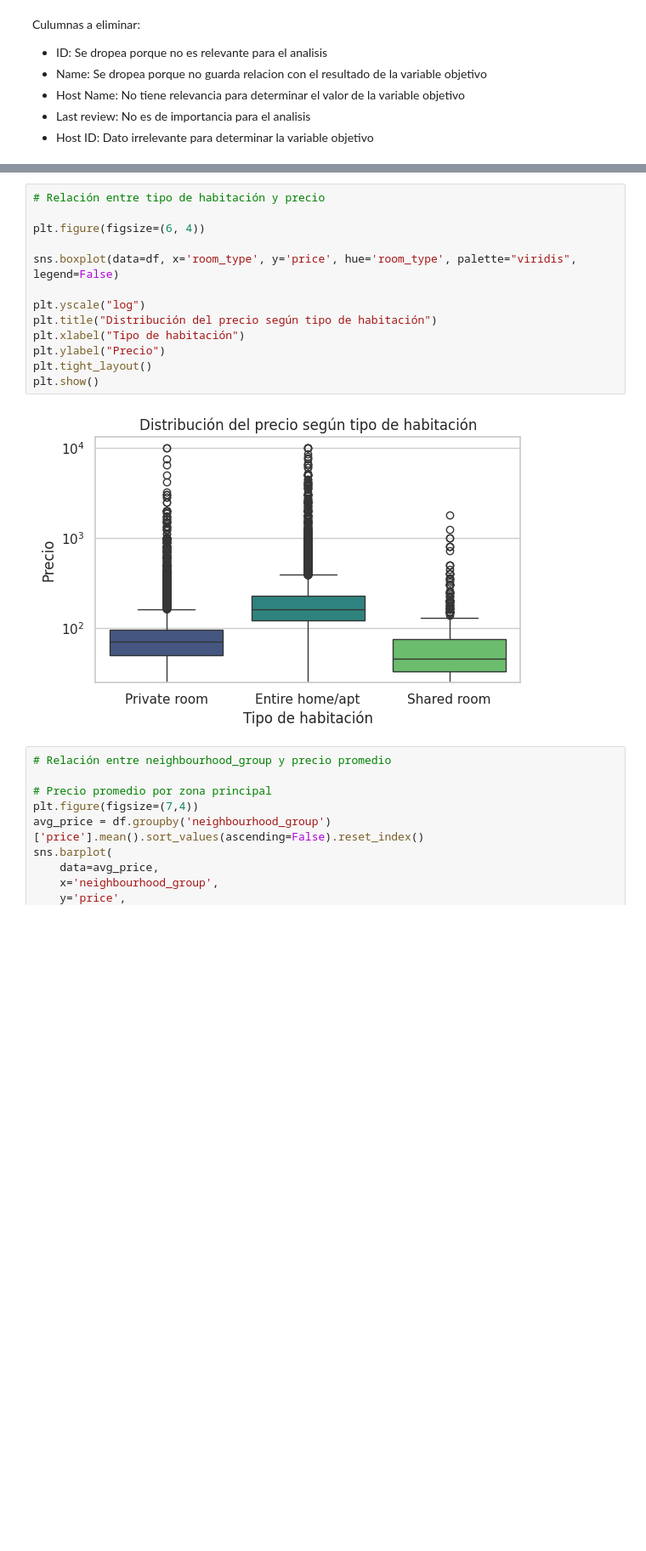
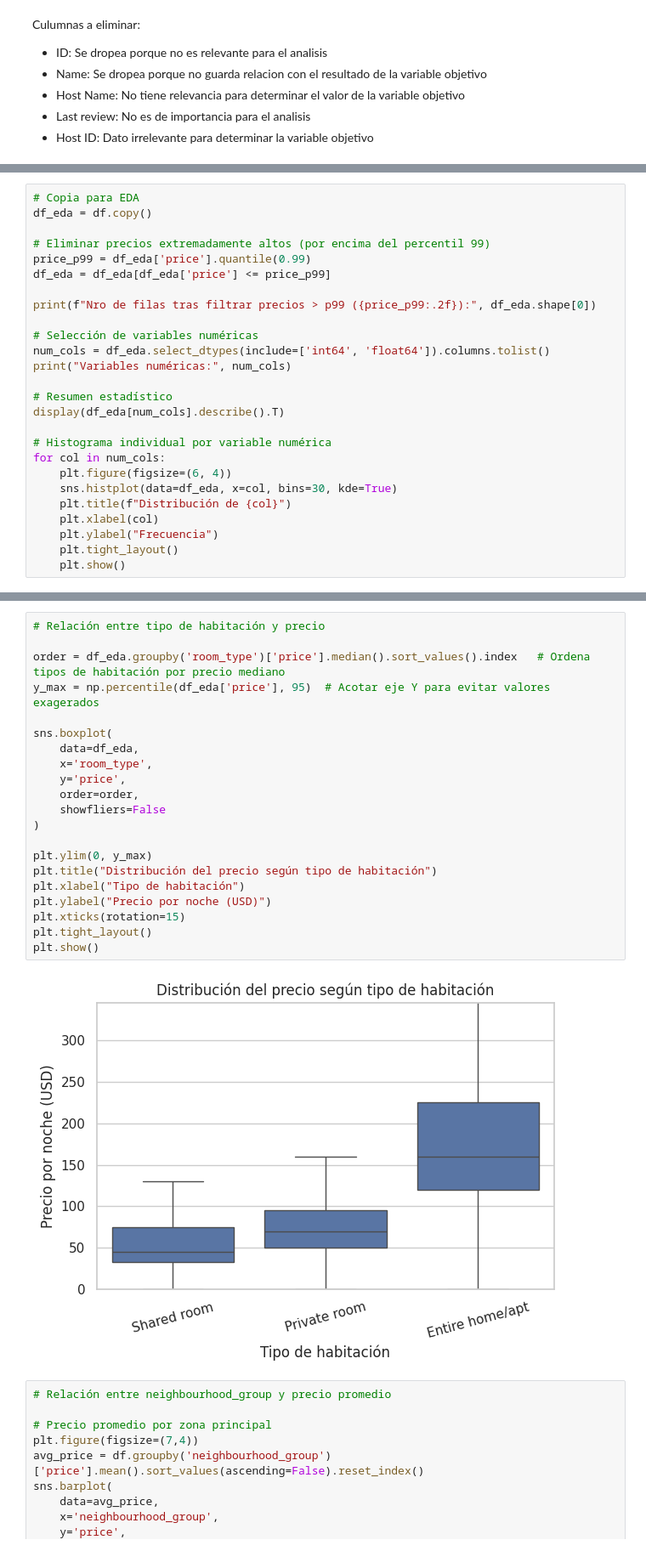
Before and after one commit to 4GeeksAcademy/carlos-gondelles-exploratory-data-analysis-project-machine-learning-python, a Jupyter notebook: src/explore.ipynb, the cells around one changed output, grey strips where cells are left out. Shown at 85% size. Drawn from its saved outputs; the diff is of its cells as text; blank space fills up the shorter version.

Commit message:
carlos-gondelles-exploratory-data-analysis-project-machine-learning-python

```diff
--- a/src/explore.ipynb
+++ b/src/explore.ipynb
@@ -176,0 +226,26 @@ Resumen de variables numericas:
+# %%
+# Copia para EDA
+df_eda = df.copy()
+
+# Eliminar precios extremadamente altos (por encima del percentil 99)
+price_p99 = df_eda['price'].quantile(0.99)
+df_eda = df_eda[df_eda['price'] <= price_p99]
+
+print(f"Nro de filas tras filtrar precios > p99 ({price_p99:.2f}):", df_eda.shape[0])
+
+# Selección de variables numéricas
+num_cols = df_eda.select_dtypes(include=['int64', 'float64']).columns.tolist()
+print("Variables numéricas:", num_cols)
+
+# Resumen estadístico
+display(df_eda[num_cols].describe().T)
+
+# Histograma individual por variable numérica
+for col in num_cols:
+    plt.figure(figsize=(6, 4))
+    sns.histplot(data=df_eda, x=col, bins=30, kde=True)
+    plt.title(f"Distribución de {col}")
+    plt.xlabel(col)
+    plt.ylabel("Frecuencia")
+    plt.tight_layout()
+    plt.show()
@@ -229,18 +376,26 @@ plt.show()
 # %%
 # Relación entre tipo de habitación y precio
 
-plt.figure(figsize=(6, 4))
+order = df_eda.groupby('room_type')['price'].median().sort_values().index   # Ordena tipos de habitación por precio mediano
+y_max = np.percentile(df_eda['price'], 95)  # Acotar eje Y para evitar valores exagerados
 
-sns.boxplot(data=df, x='room_type', y='price', hue='room_type', palette="viridis", legend=False)
+sns.boxplot(
+    data=df_eda,
+    x='room_type',
+    y='price',
+    order=order,
+    showfliers=False
+)
 
-plt.yscale("log")
+plt.ylim(0, y_max)
 plt.title("Distribución del precio según tipo de habitación")
 plt.xlabel("Tipo de habitación")
-plt.ylabel("Precio")
+plt.ylabel("Precio por noche (USD)")
+plt.xticks(rotation=15)
 plt.tight_layout()
 plt.show()
 # %% [output]
-[figure, old version]
+[figure, new version]
 # %%
 # Relación entre neighbourhood_group y precio promedio
 
```
Also changed, not shown: parts of 40 cells of this notebook, 8 other files.
